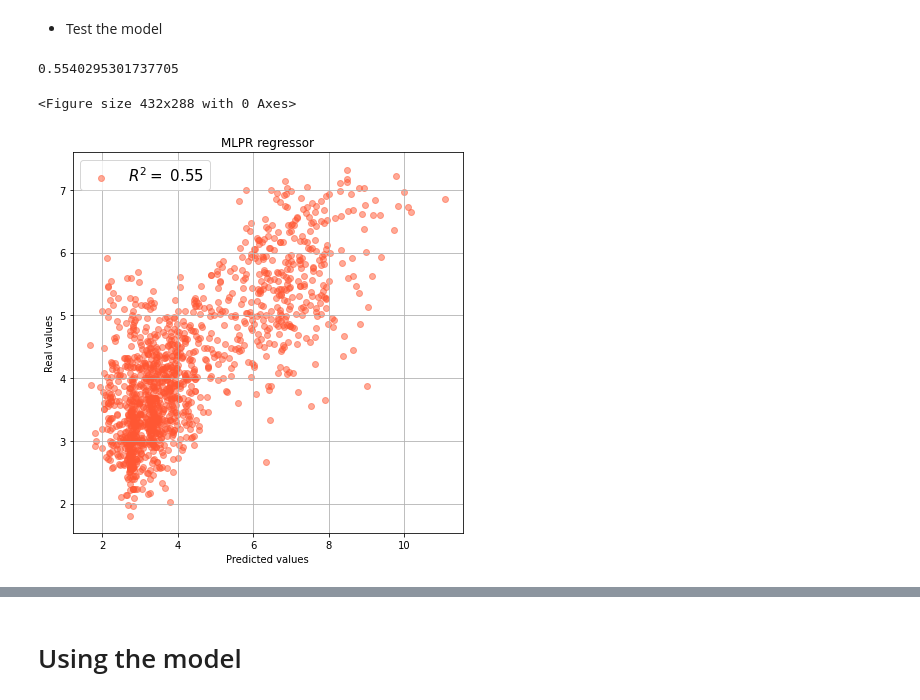
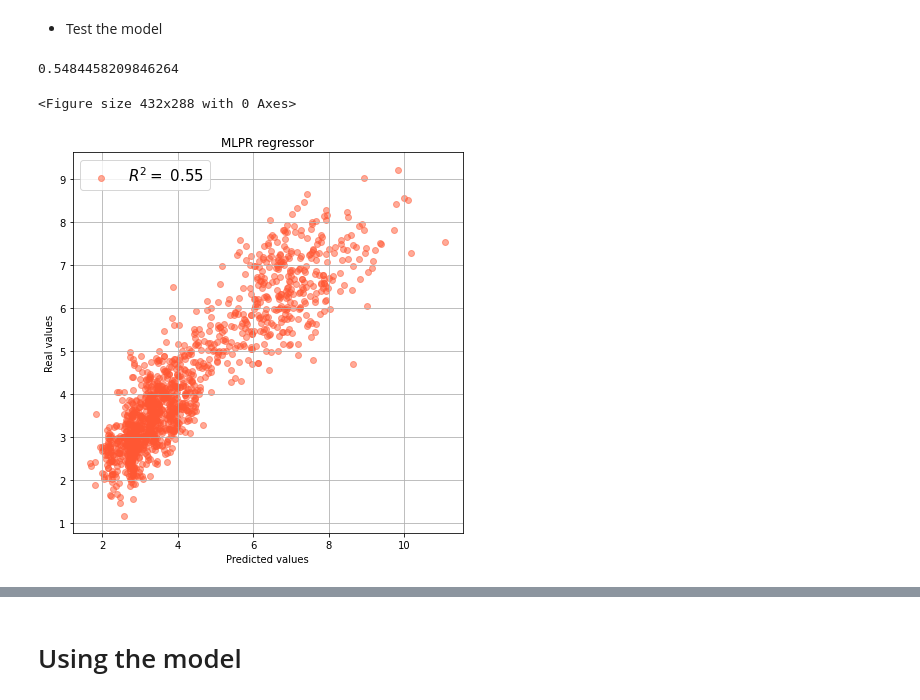
Before and after one commit to matias-dogliani/energybuild, a Jupyter notebook: Training_Testing_model.ipynb, the cells around one changed output, grey strips where cells are left out. Drawn from its saved outputs; the diff is of its cells as text; code cells hidden in the pictures.

Commit message:
Add perfomance plot

```diff
--- a/Training_Testing_model.ipynb
+++ b/Training_Testing_model.ipynb
@@ -178,7 +180,7 @@ DecisionTreeRegressor()
 # %% [markdown]
 * Model testing
 # %%
-predictions=DecTreeReg.predict(X_test)
+DTRPred=DecTreeReg.predict(X_test)
 # %% [markdown]
 * Model perfomance
 # %%
@@ -213,4 +217,4 @@ MLPRegressor()
 # %% [markdown]
 * Model testing
 # %%
-predictions=MLPR.predict(X_test)
+MLPRPred=MLPR.predict(X_test)
@@ -250,24 +256,27 @@ SVR()
 # %% [markdown]
 * Test the model
 # %%
-predictions=SVRregressor.predict(X_test)
+SVRPred=SVRregressor.predict(X_test)
-# %%
-r2=r2_score(y_test, predictions)
-print(r2)
-# %% [output]
-0.5540295301737705
+# %%
+SVRRMSE = (np.sqrt(mean_squared_error(y_test, SVRPred)))
+SVRR2= r2_score(y_test, SVRPred)
+SVRMAE = mean_absolute_error(y_test, SVRPred)
+
+print(SVRR2)
+# %% [output]
+0.5484458209846264
 # %%
 plt.figure()
 plt.figure(figsize=(7, 7))
 plt.grid()
 plt.scatter(y_test,predictions,alpha=0.5
-        ,color='#FF5733',label=r'$R^2 = $ {:.2f}'.format(r2))
+        ,color='#FF5733',label=r'$R^2 = $ {:.2f}'.format(SVRR2))
 plt.title("MLPR regressor")
 plt.ylabel("Real values")
 plt.xlabel("Predicted values")
 plt.legend(prop={'size': 15})
 plt.savefig("./Imgs/SVLR_regressor_model.png",transparent=True)
 plt.show()
 # %% [output]
 <Figure size 432x288 with 0 Axes>
-[figure, old version]
+[figure, new version]
```
Also changed, not shown: parts of 12 cells of this notebook, 4 other files.
